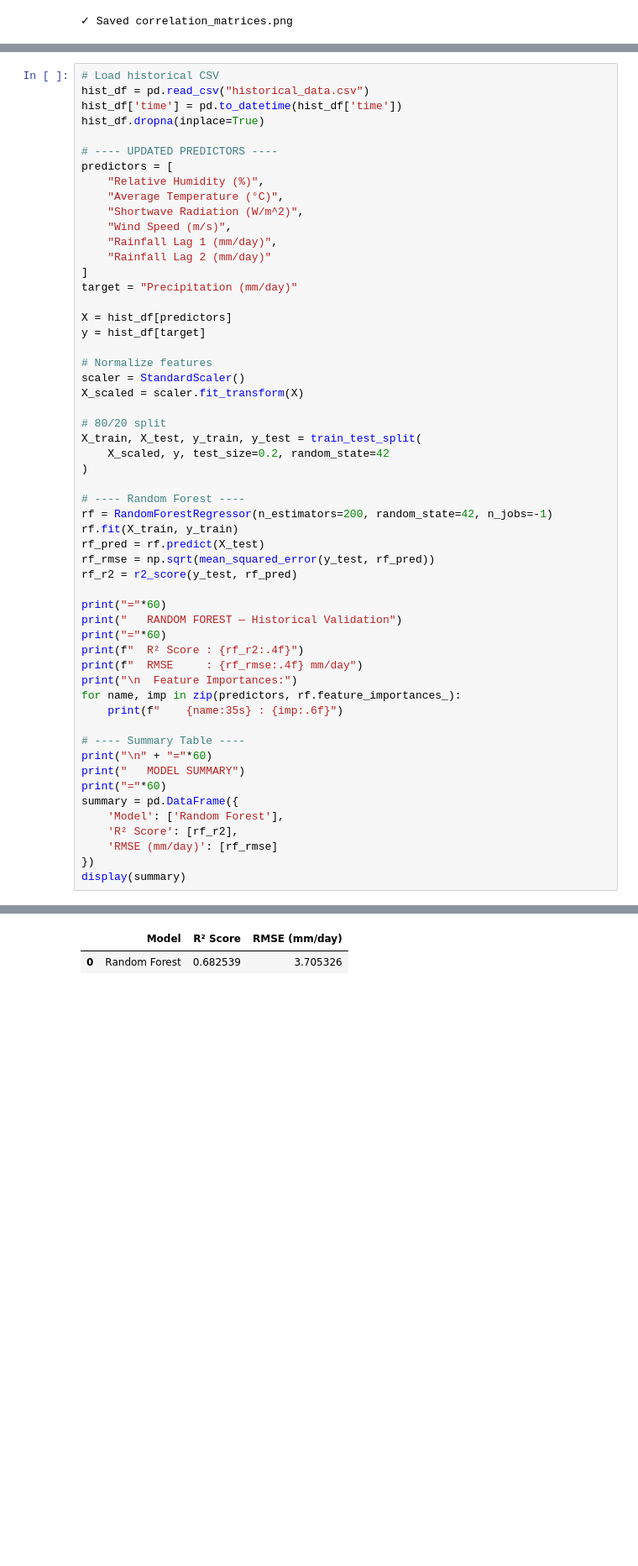
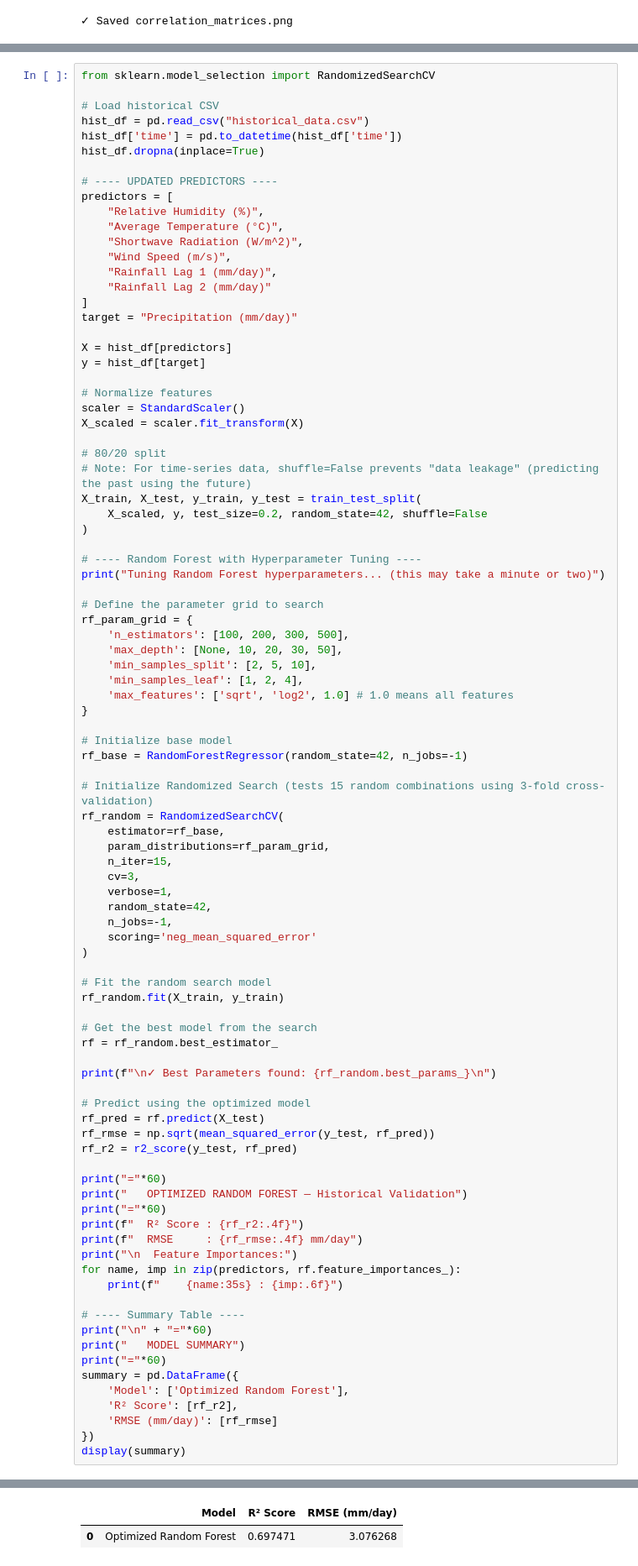
Before and after one commit to ashurudra09/hydro-assignment3, a Jupyter notebook: assignment_3.ipynb, the cells around one changed output, grey strips where cells are left out. Shown at 84% size. Saved outputs shown, nothing was run; the diff lists cells and outputs as text; blank space fills up the shorter version.

```diff
--- a/assignment_3.ipynb
+++ b/assignment_3.ipynb
@@ -390,6 +456,8 @@ print("✓ Saved correlation_matrices.png")
 **Models:** Linear Regression, Random Forest Regressor
 **Pre-processing:** StandardScaler normalization
 # %%
+from sklearn.model_selection import RandomizedSearchCV
+
 # Load historical CSV
 hist_df = pd.read_csv("historical_data.csv")
 hist_df['time'] = pd.to_datetime(hist_df['time'])
@@ -414,19 +482,53 @@ scaler = StandardScaler()
 X_scaled = scaler.fit_transform(X)
 
 # 80/20 split
+# Note: For time-series data, shuffle=False prevents "data leakage" (predicting the past using the future)
 X_train, X_test, y_train, y_test = train_test_split(
-    X_scaled, y, test_size=0.2, random_state=42
+    X_scaled, y, test_size=0.2, random_state=42, shuffle=False
 )
 
-# ---- Random Forest ----
-rf = RandomForestRegressor(n_estimators=200, random_state=42, n_jobs=-1)
-rf.fit(X_train, y_train)
+# ---- Random Forest with Hyperparameter Tuning ----
+print("Tuning Random Forest hyperparameters... (this may take a minute or two)")
+
+# Define the parameter grid to search
+rf_param_grid = {
+    'n_estimators': [100, 200, 300, 500],
+    'max_depth': [None, 10, 20, 30, 50],
+    'min_samples_split': [2, 5, 10],
+    'min_samples_leaf': [1, 2, 4],
+    'max_features': ['sqrt', 'log2', 1.0] # 1.0 means all features
+}
+
+# Initialize base model
+rf_base = RandomForestRegressor(random_state=42, n_jobs=-1)
+
+# Initialize Randomized Search (tests 15 random combinations using 3-fold cross-validation)
+rf_random = RandomizedSearchCV(
+    estimator=rf_base,
+    param_distributions=rf_param_grid,
+    n_iter=15,
+    cv=3,
+    verbose=1,
+    random_state=42,
+    n_jobs=-1,
+    scoring='neg_mean_squared_error'
+)
+
+# Fit the random search model
+rf_random.fit(X_train, y_train)
+
+# Get the best model from the search
+rf = rf_random.best_estimator_
+
+print(f"\n✓ Best Parameters found: {rf_random.best_params_}\n")
+
+# Predict using the optimized model
 rf_pred = rf.predict(X_test)
 rf_rmse = np.sqrt(mean_squared_error(y_test, rf_pred))
 rf_r2 = r2_score(y_test, rf_pred)
 
 print("="*60)
-print("   RANDOM FOREST — Historical Validation")
+print("   OPTIMIZED RANDOM FOREST — Historical Validation")
 print("="*60)
 print(f"  R² Score : {rf_r2:.4f}")
 print(f"  RMSE     : {rf_rmse:.4f} mm/day")
@@ -439,7 +541,7 @@ print("\n" + "="*60)
 print("   MODEL SUMMARY")
 print("="*60)
 summary = pd.DataFrame({
-    'Model': ['Random Forest'],
+    'Model': ['Optimized Random Forest'],
     'R² Score': [rf_r2],
     'RMSE (mm/day)': [rf_rmse]
 })
@@ -461,6 +563,6 @@ display(summary)
 
 ============================================================
    MODEL SUMMARY
 ============================================================
 |  | Model | R² Score | RMSE (mm/day) |
-| 0 | Random Forest | 0.682539 | 3.705326 |
+| 0 | Optimized Random Forest | 0.697471 | 3.076268 |
```
Also changed, not shown: parts of 9 cells of this notebook, 14 other files.
